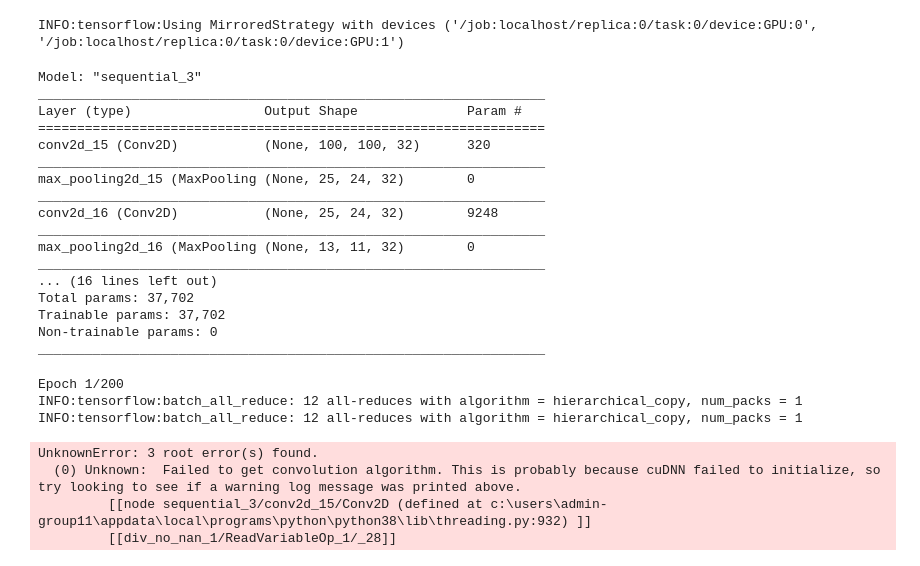
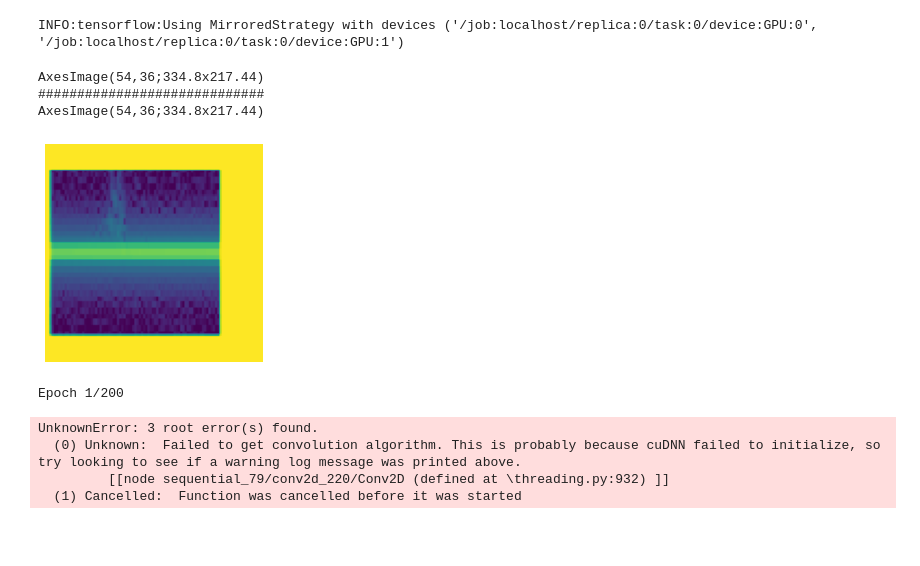
Before and after one commit to Coder747/Spectrogram, a Jupyter notebook: Data Augment CNN.ipynb, the cells around one changed output. Drawn from its saved outputs; the diff is of its cells as text; code cells hidden in the pictures; blank space fills up the shorter version.

```diff
--- a/Data Augment CNN.ipynb
+++ b/Data Augment CNN.ipynb
@@ -1,10 +1,10 @@
 # %%
 import pickle
 import matplotlib.pyplot as plt
-pickle_in = open("dataset_pickle\X.pickle","rb")
+pickle_in = open("dataset_pickle\X_user.pickle","rb")
 X = pickle.load(pickle_in)
 
 X = X/255.0
 
-pickle_in = open("dataset_pickle\y.pickle","rb")
+pickle_in = open("dataset_pickle\y_user.pickle","rb")
 y = pickle.load(pickle_in)
@@ -34,5 +29,3 @@ plt.imshow(noise_test[5])
-# %%
-X = X + noise_train
 # %%
 #Setup Distrbuited training
 import tensorflow as tf
@@ -59,72 +52,76 @@ kfold = StratifiedKFold(n_splits=5, shuffle=True, random_state=7)
 cvscores = []
 
 #for train, test in kfold.split(X, y):
+data_augmentation = Sequential(
+  [
+#     GaussianNoise(0.01, input_shape =(Resolution,Resolution,1))
+    tf.keras.layers.experimental.preprocessing.RandomTranslation(height_factor=0, width_factor=0.1)
+    # layers.experimental.preprocessing.RandomFlip("horizontal",
+    #        input_shape=( 180,  180,  1)),
+    # layers.experimental.preprocessing.RandomRotation(0.1),
+    # layers.experimental.preprocessing.RandomZoom(0.1),
+
+  ])
+plt.axis('off')
+print(plt.imshow(X[5]))
+
+print("#############################")
+# plt.axis('off')
+print(plt.imshow(data_augmentation(X)[5].numpy()))#.astype("uint8")))
 
 with strategy.scope():      #Enables multi-gpu
     model = Sequential([
-
+        data_augmentation,
         Conv2D(filters=32, kernel_size=(3, 3), padding="same" ,activation='relu', input_shape=(Resolution, Resolution, 1)),
         MaxPooling2D(pool_size=(1, 5), strides=(4)),
 
         Conv2D(filters=32, kernel_size=(3, 3),padding="same" , activation='relu'),
         MaxPooling2D(pool_size=(1, 4), strides=(2)),
 
         Conv2D(filters=32, kernel_size=(3, 3),padding="same" , activation='relu'),
         MaxPooling2D(pool_size=(1, 2), strides=(2)),
 
         Conv2D(filters=32, kernel_size=(3, 3),padding="same" , activation='relu'),
         MaxPooling2D(pool_size=(2, 2), strides=(2)),
 
         Conv2D(filters=32, kernel_size=(3, 3),padding="same" , activation='relu'),
         MaxPooling2D(pool_size=(1, 2), strides=(2)),
 
         Flatten(),
         #Dense(32, activation='relu'),
 
         Dense(6, activation='softmax')
     ])
-
-
-model.summary()
+# model.summary()
 
 model.compile(loss='sparse_categorical_crossentropy',
-            optimizer=optimizers.Adam(learning_rate=0.001),                  #gradient descent
-            metrics=['accuracy'])
+              optimizer=optimizers.Adam(learning_rate=0.001),                  #gradient descent
+              metrics=['accuracy'])
 
-
+#model.build((None, X.shape[1], X.shape[2], X.shape[3]))
 lr_change = ReduceLROnPlateau(monitor="val_loss", factor=0.5, patience=3, min_lr=0.000)
 early_stopping = EarlyStopping(monitor='val_loss', min_delta=0.01, patience=10, mode='min')
 callbacks = [lr_change,early_stopping]
+
+
+
+# lr_change = ReduceLROnPlateau(monitor="val_loss", factor=0.5, patience=3, min_lr=0.000)
+# early_stopping = EarlyStopping(monitor='val_loss', min_delta=0.01, patience=10, mode='min')
+# callbacks = [lr_change,early_stopping]
     #scores = model.evaluate(X[test], y[test], verbose=0)
     #print("%s: %.2f%%" % (model.metrics_names[1], scores[1]*100))
     #cvscores.append(scores[1] * 100)
 #print("%.2f%% (+/- %.2f%%)" % (numpy.mean(cvscores), numpy.std(cvscores)))
 # %% [output]
-Model: "sequential_3"
-_________________________________________________________________
-Layer (type)                 Output Shape              Param #
-=================================================================
-conv2d_15 (Conv2D)           (None, 100, 100, 32)      320
-_________________________________________________________________
-max_pooling2d_15 (MaxPooling (None, 25, 24, 32)        0
-_________________________________________________________________
-conv2d_16 (Conv2D)           (None, 25, 24, 32)        9248
-_________________________________________________________________
-max_pooling2d_16 (MaxPooling (None, 13, 11, 32)        0
-_________________________________________________________________
-... (16 lines left out)
-Total params: 37,702
-Trainable params: 37,702
-Non-trainable params: 0
-_________________________________________________________________
+AxesImage(54,36;334.8x217.44)
+#############################
+AxesImage(54,36;334.8x217.44)
+[figure, added]
 # %%
-history = model.fit(X, y, batch_size=16, epochs=200, validation_split=0.2,callbacks=callbacks)
-#history = model.fit(x_train, y_train, batch_size=16, epochs=200, validation_data=(x_test,y_test),callbacks=callbacks)
+history = model.fit(x_train, y_train, batch_size=16, epochs=200, validation_data=(x_test,y_test),callbacks=callbacks)
 # %% [output]
 Epoch 1/200
-INFO:tensorflow:batch_all_reduce: 12 all-reduces with algorithm = hierarchical_copy, num_packs = 1
-INFO:tensorflow:batch_all_reduce: 12 all-reduces with algorithm = hierarchical_copy, num_packs = 1
 UnknownError: 3 root error(s) found.
   (0) Unknown:  Failed to get convolution algorithm. This is probably because cuDNN failed to initialize, so try looking to see if a warning log message was printed above.
-         [[node sequential_3/conv2d_15/Conv2D (defined at c:\users\admin-group11\appdata\local\programs\python\python38\lib\threading.py:932) ]]
-         [[div_no_nan_1/ReadVariableOp_1/_28]]
+         [[node sequential_79/conv2d_220/Conv2D (defined at \threading.py:932) ]]
+  (1) Cancelled:  Function was cancelled before it was started
```
Also changed, not shown: parts of 8 cells of this notebook, 15 other files.
